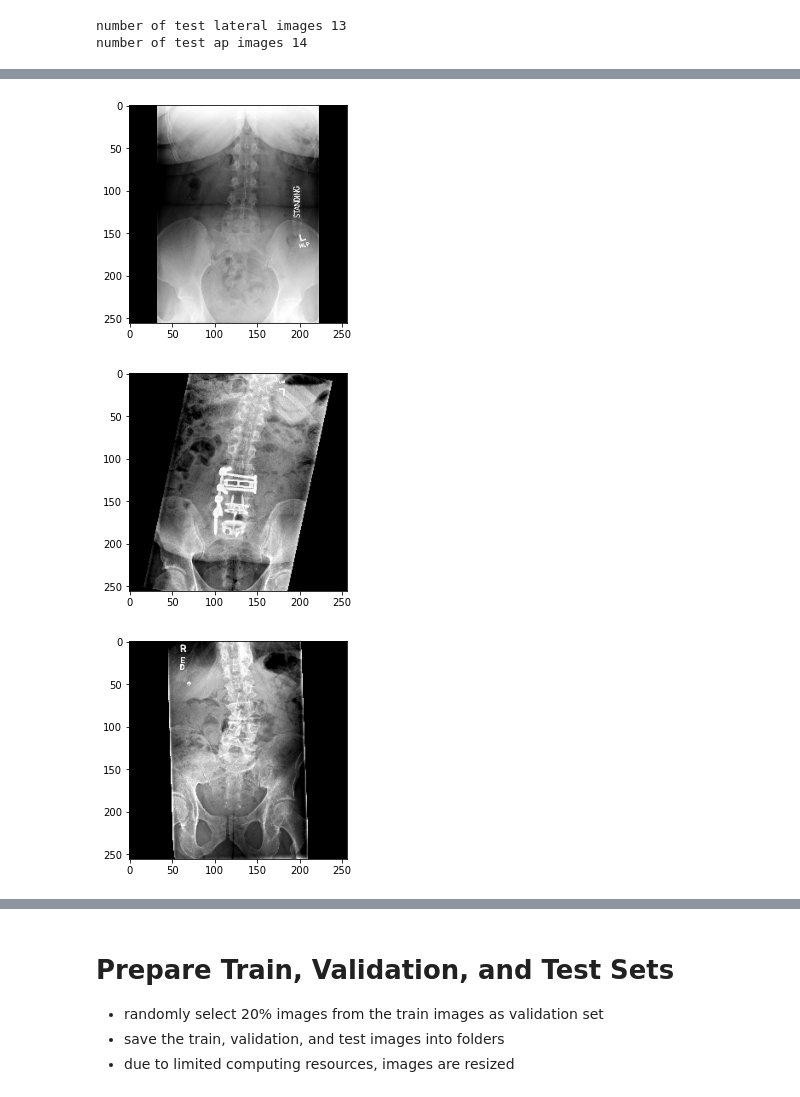
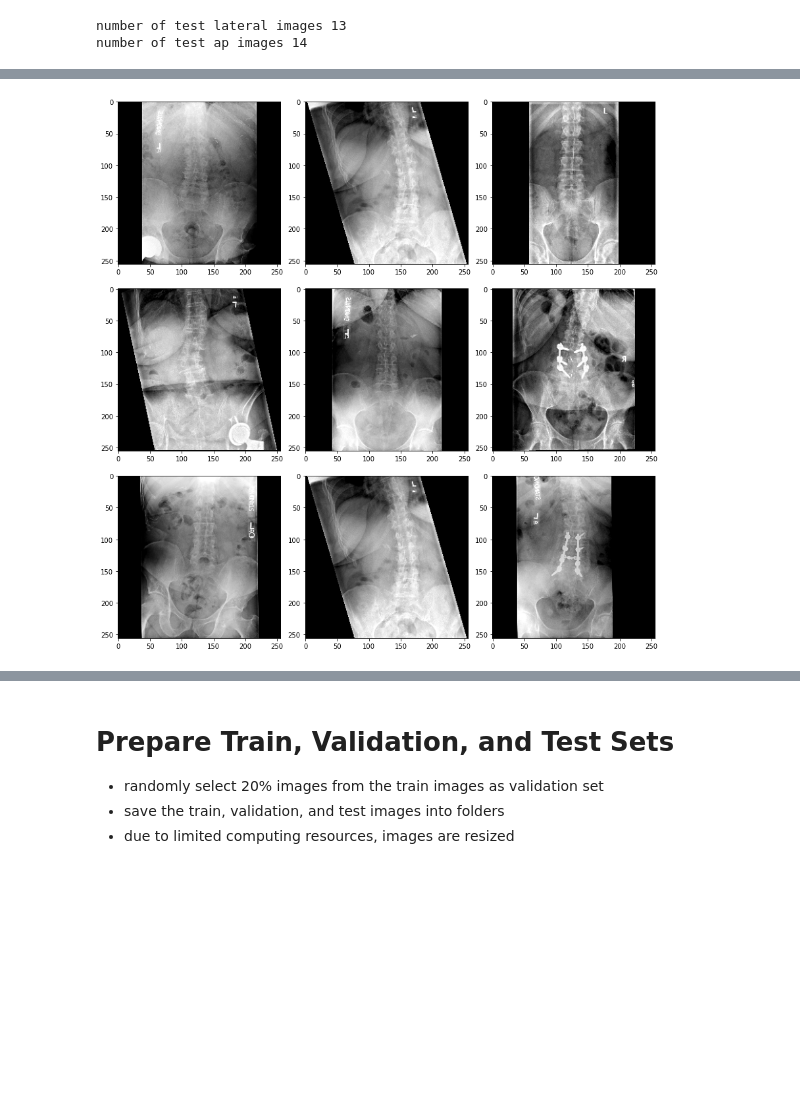
Before and after one commit to ck-unifr/x-ray_image_classification, a Jupyter notebook: x-ray_image_classification.ipynb, the cells around one changed output, grey strips where cells are left out. Drawn from its saved outputs; the diff is of its cells as text; code cells hidden in the pictures; blank space fills up the shorter version.

```diff
--- a/x-ray_image_classification.ipynb
+++ b/x-ray_image_classification.ipynb
@@ -164,10 +164,13 @@ number of test lateral images 13
 number of test ap images 14
 # %%
 # plot some train images of class lateral
-
-for i in range(3):
+plt.figure(figsize=(12, 12))
+for i in range(9):
+    plt.subplot(3, 3, i+1)
     sample = random.choice(train_lateral_files)
     image = load_img(sample)
     plt.imshow(image)
-    plt.show()
+
+plt.tight_layout()
+plt.show()
 # %% [output]
@@ -177,9 +178,12 @@ for i in range(3):
 # %%
 # plot some test images of class lateral
-
-for i in range(3):
+plt.figure(figsize=(12, 12))
+for i in range(9):
+    plt.subplot(3, 3, i+1)
     sample = random.choice(test_lateral_files)
     image = load_img(sample)
     plt.imshow(image)
-    plt.show()
+
+plt.tight_layout()
+plt.show()
 # %% [output]
@@ -189,13 +191,15 @@ for i in range(3):
 # %%
-# plot some train images of class ap
+# plot some train images of class AP
 
-for i in range(3):
+plt.figure(figsize=(12, 12))
+for i in range(9):
+    plt.subplot(3, 3, i+1)
     sample = random.choice(train_ap_files)
     image = load_img(sample)
     plt.imshow(image)
-    plt.show()
+
+plt.tight_layout()
+plt.show()
 # %% [output]
-[figure, old version]
+[figure, new version]
-[figure, removed]
-[figure, removed]
 # %%
```
Also changed, not shown: parts of 5 cells of this notebook.
